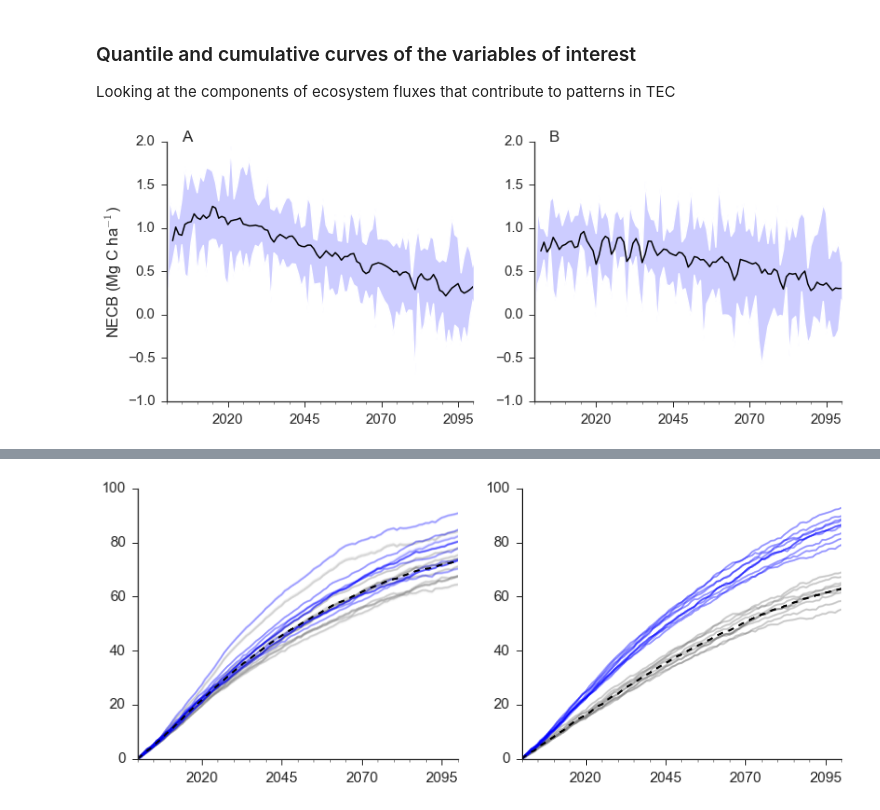
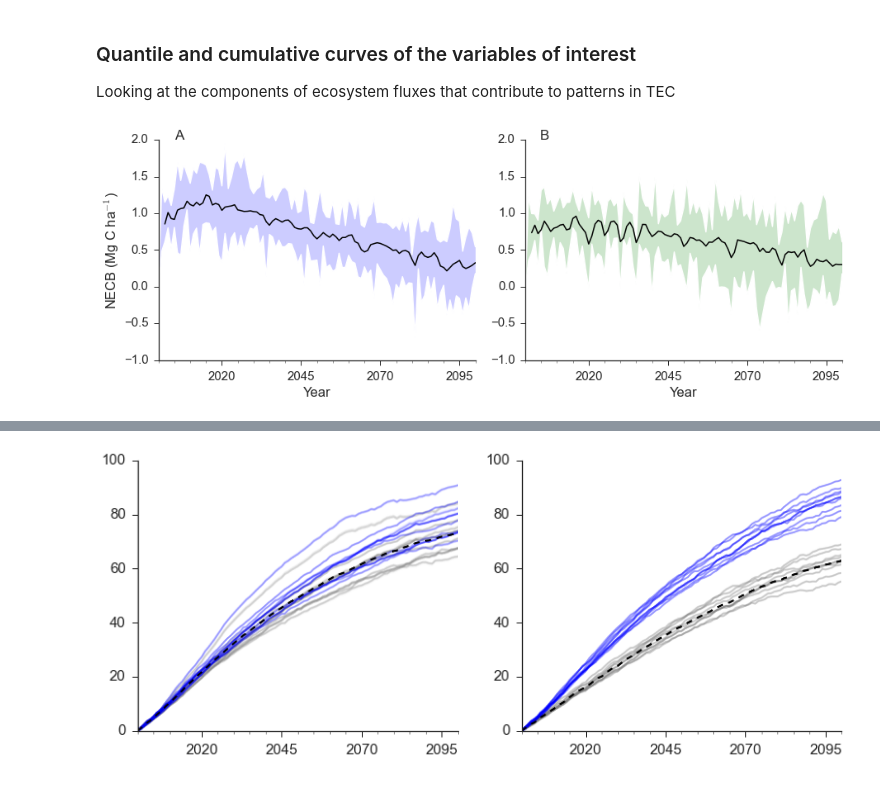
Before and after one commit to djkrofch/FtBenning, a Jupyter notebook: SwantesonFranzianAnalysis.ipynb, the cells around one changed output, grey strips where cells are left out. Drawn from its saved outputs; the diff is of its cells as text; code cells hidden in the pictures.

Commit message:
numerous changes to generate figures
Its ugly, but the figures aren't.

```diff
--- a/SwantesonFranzianAnalysis.ipynb
+++ b/SwantesonFranzianAnalysis.ipynb
@@ -438,10 +486,10 @@ mriRX_noman
 # %%
-def plotAllSimsMinMaxMed(NECNdf, var, ax = None, *args, **kwargs):
+def plotAllSimsMinMaxMed(NECNdf, var, ax = None, fillcolor=None, *args, **kwargs):
     # Create the min, max, and median DFs
     maxdf = NECNdf.groupby('Time').max()
     mindf = NECNdf.groupby('Time').min()
     meandf = NECNdf.groupby('Time').mean()
-
+    fillC = fillcolor
 
     index = pd.date_range('2000-1-1', periods=len(maxdf), freq='1A')
     for df in [maxdf, mindf, meandf]:
@@ -459,7 +507,7 @@ def plotAllSimsMinMaxMed(NECNdf, var, ax = None, *args, **kwargs):
     rolmean[var].plot(ax = ax, lw = 1.5, ls = '-', color = 'black', *args, **kwargs)
 
     # Fill between min and max
-    ax.fill_between(maxdf.index, maxdf[var], mindf[var], color = 'blue', alpha = 0.2)
+    ax.fill_between(maxdf.index, maxdf[var], mindf[var], color = fillC, alpha = 0.2)
 
 def plotAllSimsMinMaxMedSUM(NECNdf, var, ax = None, *args, **kwargs):
     # Create the min, max, and median DFs
@@ -563,17 +605,21 @@ Looking at the components of ecosystem fluxes that contribute to patterns in TEC
 # %%
 f, ((ax1, ax2)) = plt.subplots(1,2, figsize =(13,5))
 
-plotAllSimsMinMaxMed(summed_noman, 'NECBw', ax = ax1)
-plotAllSimsMinMaxMed(testRx, 'NECBtot', ax = ax2)
+plotAllSimsMinMaxMed(summed_noman, 'NECBw', fillcolor = 'blue', ax = ax1)
+plotAllSimsMinMaxMed(testRx, 'NECBtot',  fillcolor = 'green', ax = ax2)
 
 ax1.set_ylim([-1,2])
 ax2.set_ylim([-1,2])
 
 ax1.set_ylabel('NECB (Mg C ha$^{-1}$)')
 
-ax1.text(0.05, 1, 'A', transform=ax1.transAxes, fontsize=17)
+ax1.text(0.05, 1, 'A', transform=ax1.transAxes,  fontsize=17)
 ax2.text(0.05, 1, 'B', transform=ax2.transAxes, fontsize=17)
+ax1.set_xlabel('Year')
+ax2.set_xlabel('Year')
 
 sns.despine()
+plt.tight_layout()
+plt.savefig('NECB_TS.tif', dpi = 300)
 # %% [output]
-[figure, old version]
+[figure, new version]
```
Also changed, not shown: parts of 10 cells of this notebook.
